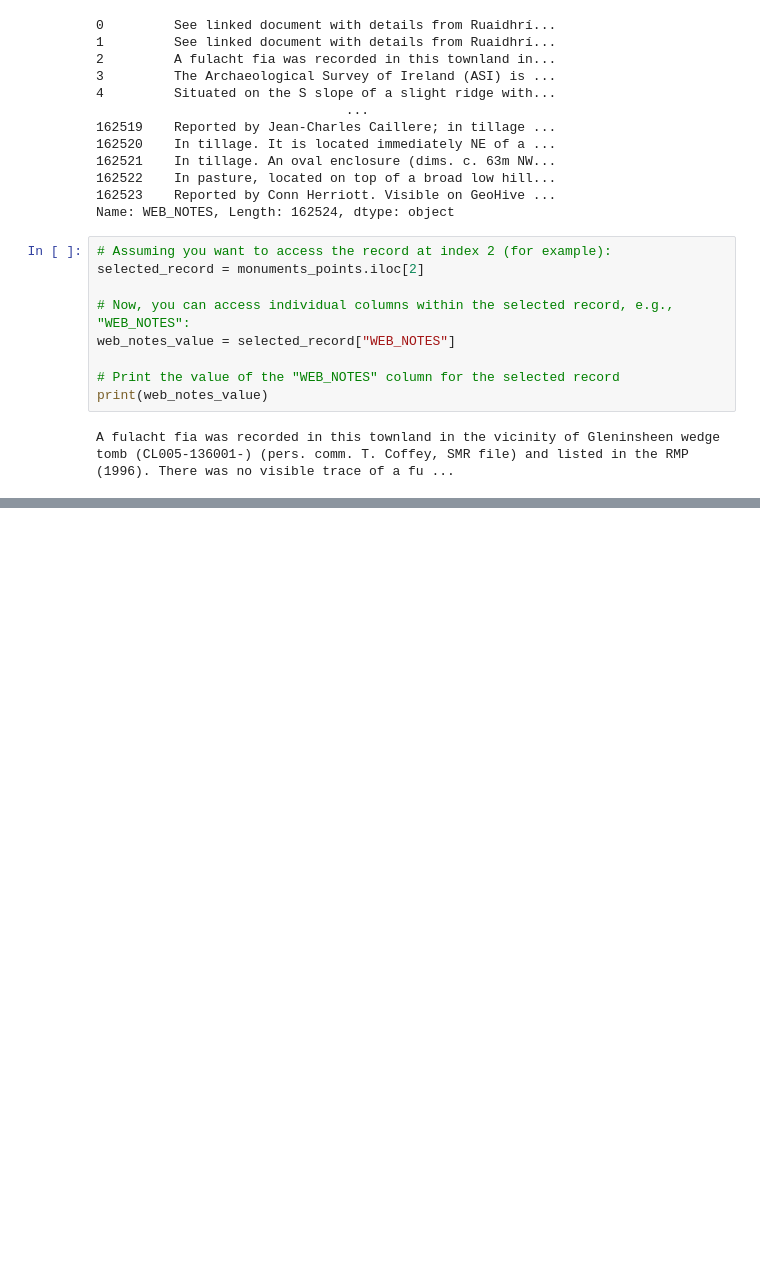
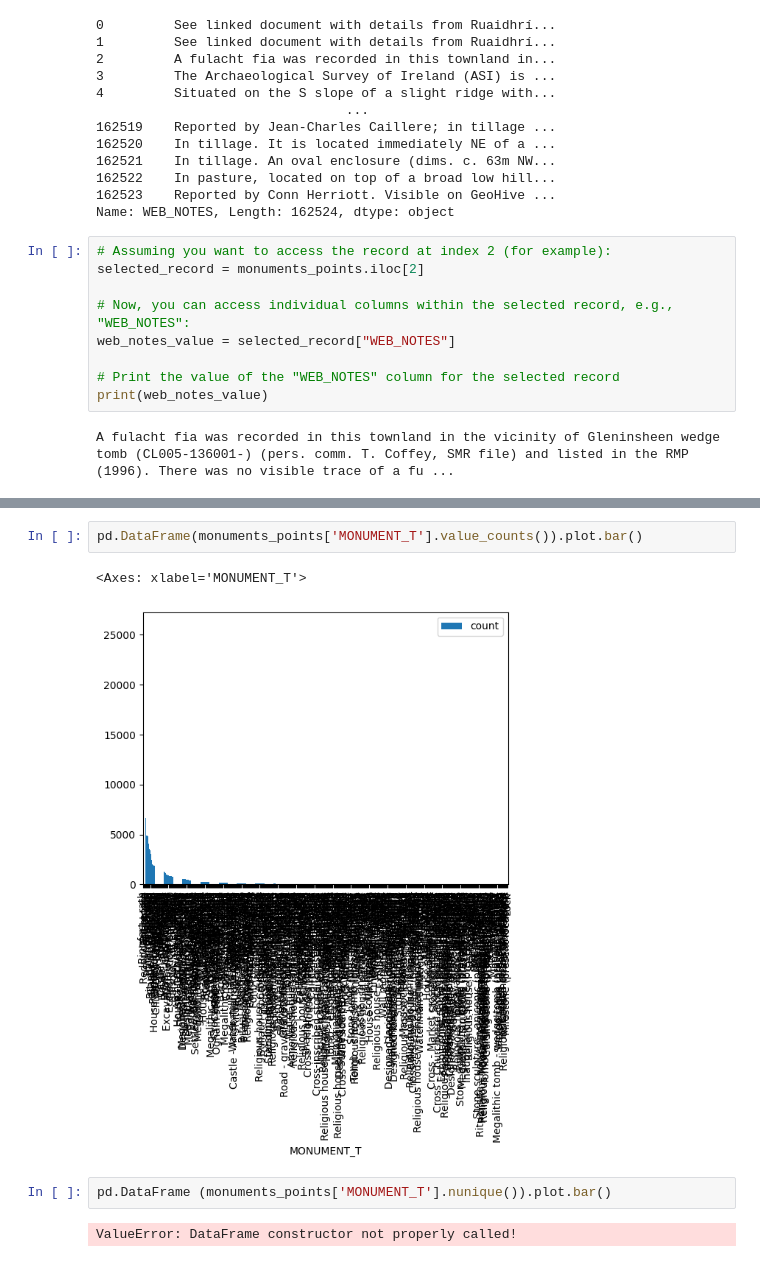
Before and after one commit to kodai-bot/Artefact, a Jupyter notebook: Colab/dataVisualisation.ipynb, the cells around one changed output, grey strips where cells are left out. Saved outputs shown, nothing was run; the diff lists cells and outputs as text; blank space fills up the shorter version.

```diff
--- a/Colab/dataVisualisation.ipynb
+++ b/Colab/dataVisualisation.ipynb
@@ -83,0 +184,9 @@ filtered_points = monuments_points[monuments_points['location'].isin(['SLIGO', '
+# %%
+pd.DataFrame(monuments_points['MONUMENT_T'].value_counts()).plot.bar()
+# %% [output]
+<Axes: xlabel='MONUMENT_T'>
+[figure, added]
+# %%
+pd.DataFrame (monuments_points['MONUMENT_T'].nunique()).plot.bar()
+# %% [output]
+ValueError: DataFrame constructor not properly called!
```
Also changed, not shown: parts of 11 cells of this notebook, 6 other files.
